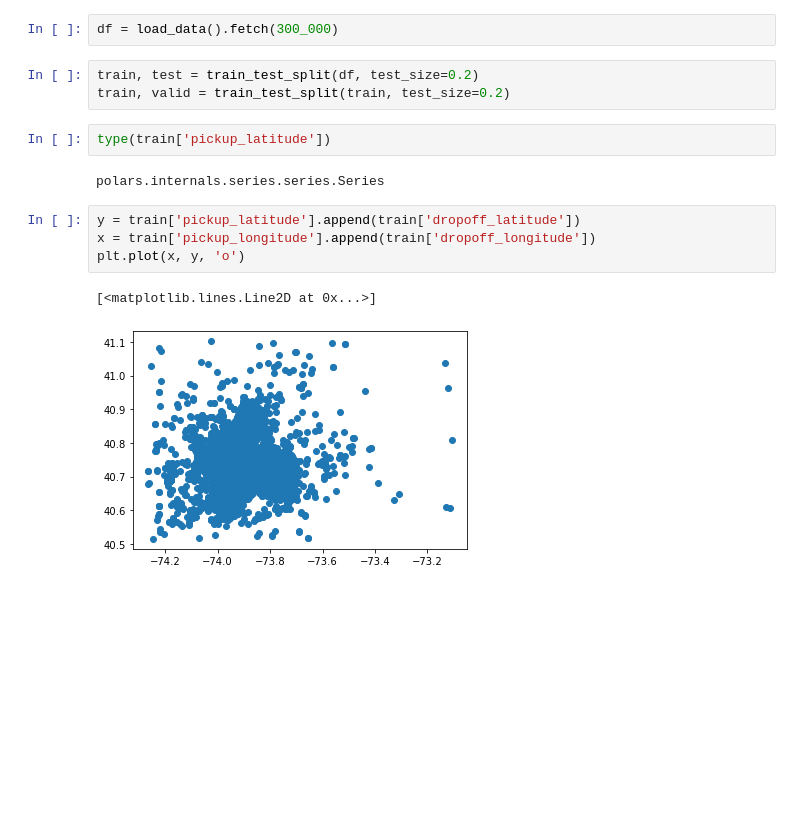
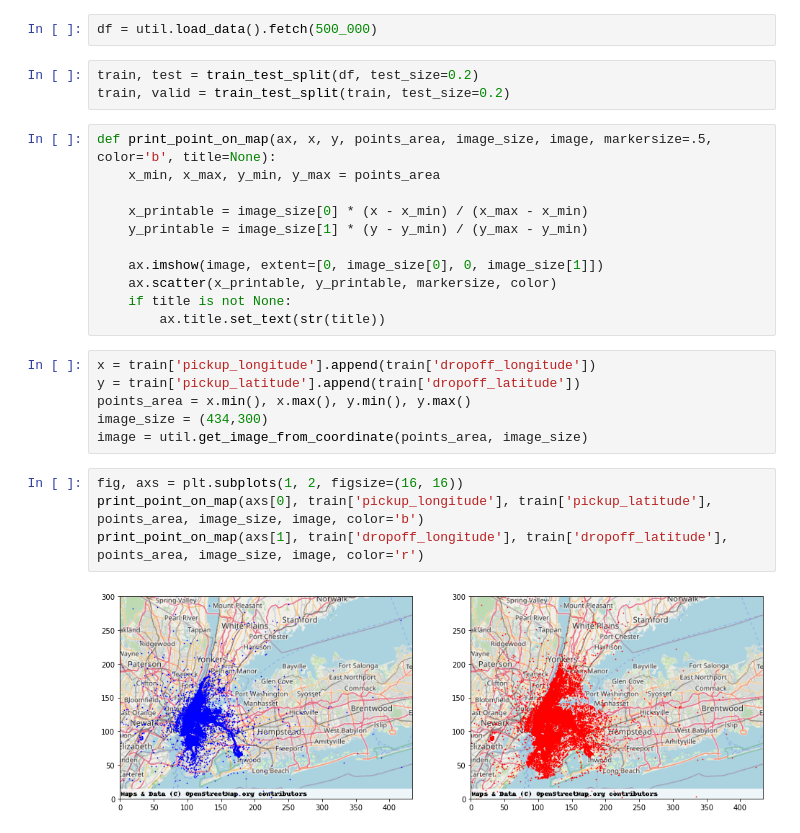
Before and after one commit to FaediMichele/TaxiFarePrediction, a Jupyter notebook: analysis.ipynb, the cells around one changed output. Drawn from its saved outputs; the diff is of its cells as text; blank space fills up the shorter version.

Commit message:
moved util and datasets in the main folder. Added some prints on of the rides in the map. Updated the requirements

```diff
--- a/analysis.ipynb
+++ b/analysis.ipynb
@@ -6,16 +9,28 @@ from sklearn.model_selection import train_test_split
 # %%
-df = load_data().fetch(300_000)
+df = util.load_data().fetch(500_000)
 # %%
 train, test = train_test_split(df, test_size=0.2)
 train, valid = train_test_split(train, test_size=0.2)
-# %%
-type(train['pickup_latitude'])
-# %% [output]
-polars.internals.series.series.Series
 # %%
-y = train['pickup_latitude'].append(train['dropoff_latitude'])
-x = train['pickup_longitude'].append(train['dropoff_longitude'])
-plt.plot(x, y, 'o')
+def print_point_on_map(ax, x, y, points_area, image_size, image, markersize=.5, color='b', title=None):
+    x_min, x_max, y_min, y_max = points_area
+
+    x_printable = image_size[0] * (x - x_min) / (x_max - x_min)
+    y_printable = image_size[1] * (y - y_min) / (y_max - y_min)
+
+    ax.imshow(image, extent=[0, image_size[0], 0, image_size[1]])
+    ax.scatter(x_printable, y_printable, markersize, color)
+    if title is not None:
+        ax.title.set_text(str(title))
-# %% [output]
-[<matplotlib.lines.Line2D at 0x...>]
-[figure, removed]
+# %%
+x = train['pickup_longitude'].append(train['dropoff_longitude'])
+y = train['pickup_latitude'].append(train['dropoff_latitude'])
+points_area = x.min(), x.max(), y.min(), y.max()
+image_size = (434,300)
+image = util.get_image_from_coordinate(points_area, image_size)
+# %%
+fig, axs = plt.subplots(1, 2, figsize=(16, 16))
+print_point_on_map(axs[0], train['pickup_longitude'], train['pickup_latitude'], points_area, image_size, image, color='b')
+print_point_on_map(axs[1], train['dropoff_longitude'], train['dropoff_latitude'], points_area, image_size, image, color='r')
+# %% [output]
+[figure, added]
```
Also changed, not shown: parts of 4 cells of this notebook, 5 other files.
